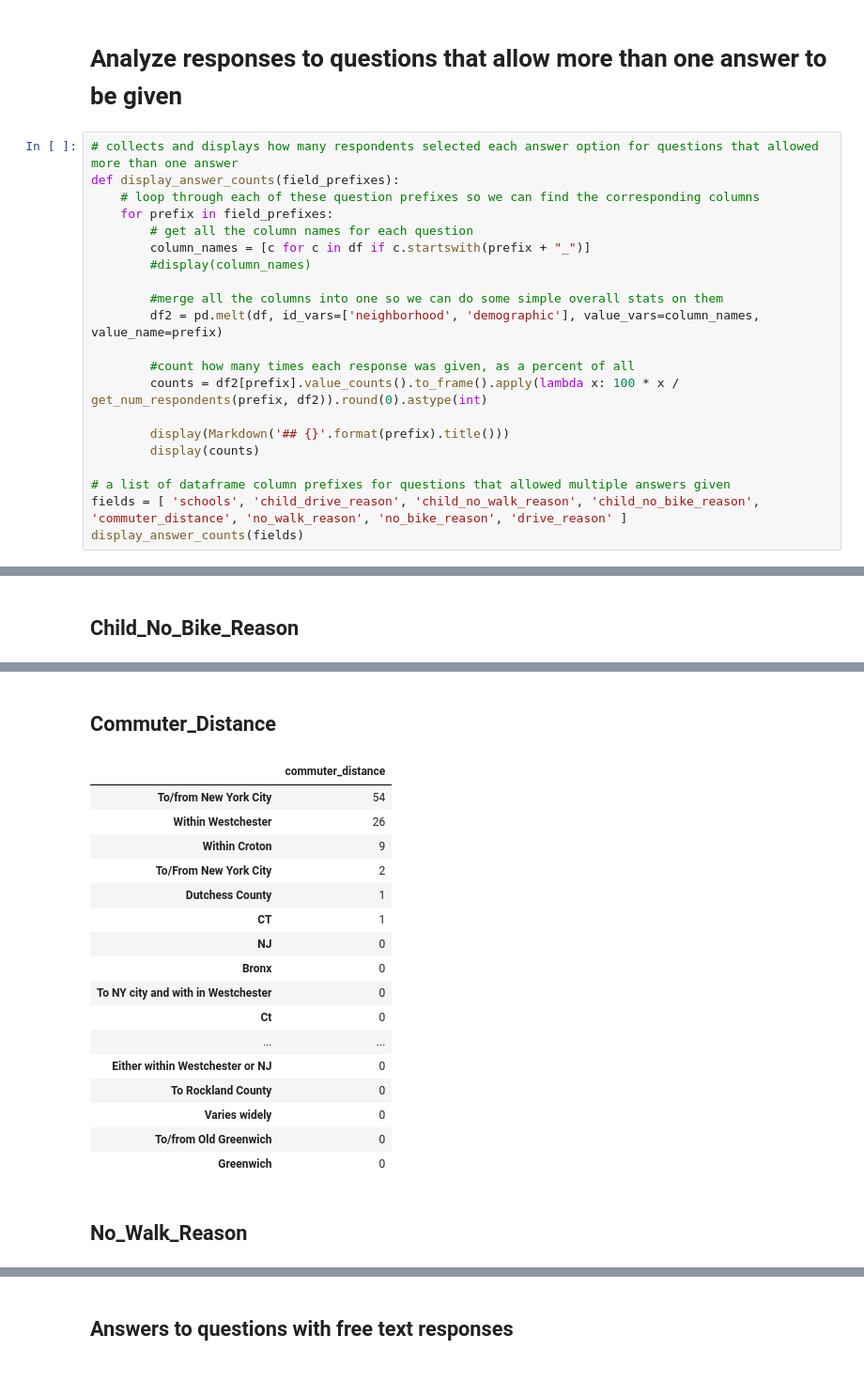
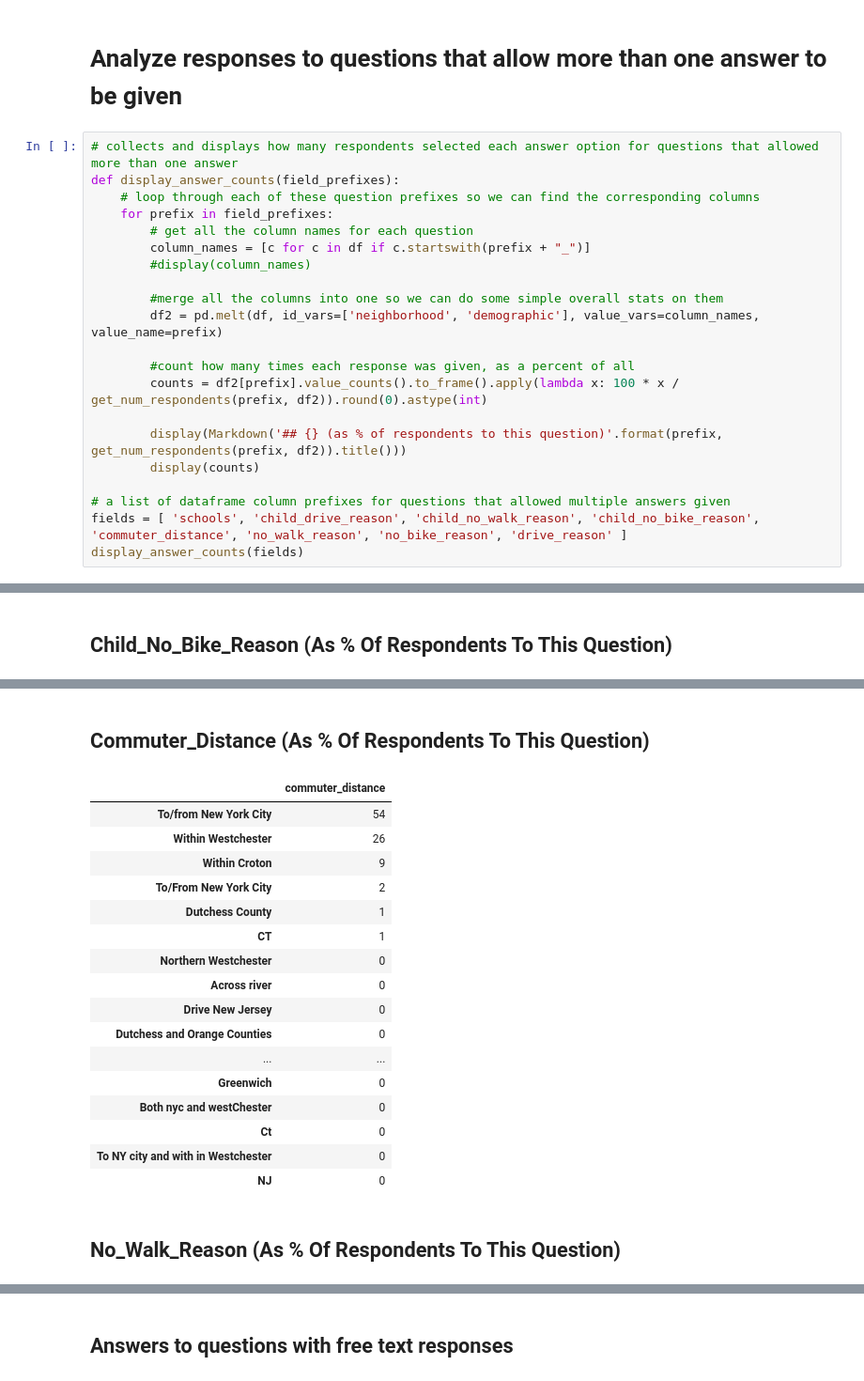
Before and after one commit to croton-on-hudson/bicycle-pedestrian-committee, a Jupyter notebook: survey/analysis/analysis_preliminary.ipynb, the cells around one changed output, grey strips where cells are left out. Shown at 94% size. Cells and saved outputs as stored; diff of their text form.

```diff
--- a/survey/analysis/analysis_preliminary.ipynb
+++ b/survey/analysis/analysis_preliminary.ipynb
@@ -325,7 +325,7 @@ def display_answer_counts(field_prefixes):
         #count how many times each response was given, as a percent of all
         counts = df2[prefix].value_counts().to_frame().apply(lambda x: 100 * x / get_num_respondents(prefix, df2)).round(0).astype(int)
 
-        display(Markdown('## {}'.format(prefix).title()))
+        display(Markdown('## {} (as % of respondents to this question)'.format(prefix, get_num_respondents(prefix, df2)).title()))
         display(counts)
 
 # a list of dataframe column prefixes for questions that allowed multiple answers given
@@ -389,4 +389,4 @@ display_answer_counts(fields)
-## Child_No_Bike_Reason
+## Child_No_Bike_Reason (As % Of Respondents To This Question)
 |  | child_no_bike_reason |
 | Fear of dangerous driving | 22 |
 | My child is too young to bicycle | 19 |
@@ -407,22 +407,22 @@ display_answer_counts(fields)
-## Commuter_Distance
+## Commuter_Distance (As % Of Respondents To This Question)
 |  | commuter_distance |
 | To/from New York City | 54 |
 | Within Westchester | 26 |
 | Within Croton | 9 |
 | To/From New York City | 2 |
 | Dutchess County | 1 |
 | CT | 1 |
+| Northern Westchester | 0 |
+| Across river | 0 |
+| Drive New Jersey | 0 |
+| Dutchess and Orange Counties | 0 |
+| ... | ... |
+| Greenwich | 0 |
+| Both nyc and westChester | 0 |
+| Ct | 0 |
+| To NY city and with in Westchester | 0 |
 | NJ | 0 |
-| Bronx | 0 |
-| To NY city and with in Westchester | 0 |
-| Ct | 0 |
-| ... | ... |
-| Either within Westchester or NJ | 0 |
-| To Rockland County | 0 |
-| Varies widely | 0 |
-| To/from Old Greenwich | 0 |
-| Greenwich | 0 |
-## No_Walk_Reason
+## No_Walk_Reason (As % Of Respondents To This Question)
 |  | no_walk_reason |
 | No - I walk a lot | 28 |
 | Lack of adequate sidewalks | 15 |
```
Also changed, not shown: parts of 3 cells of this notebook.
